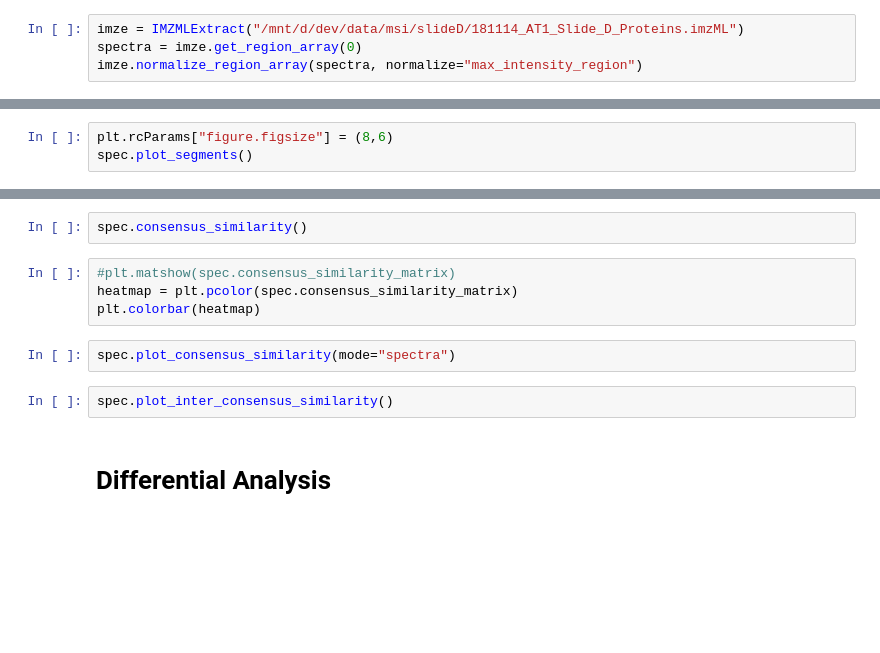
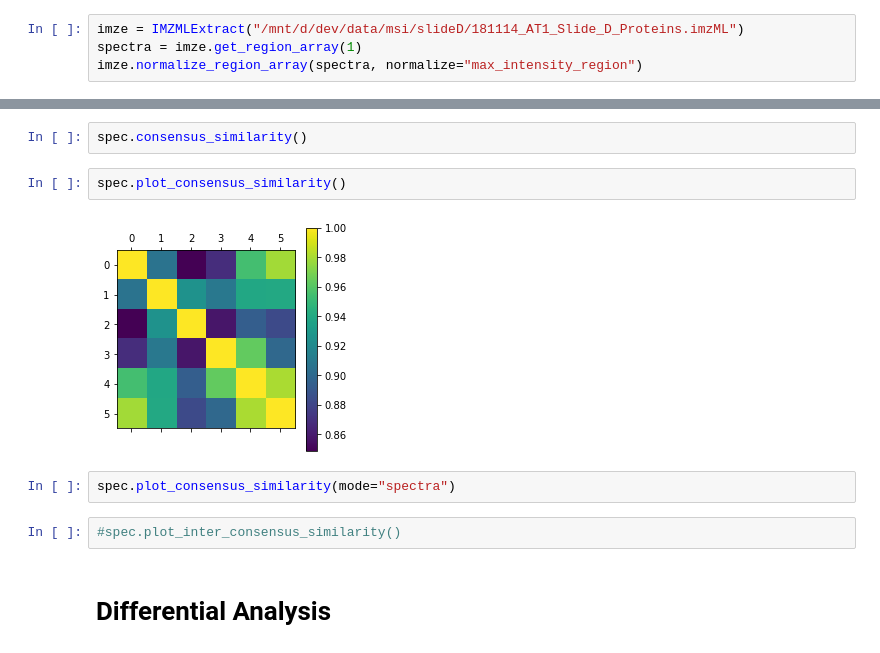
Before and after one commit to mjoppich/pIMZ, a Jupyter notebook: examples/IMZML_process.ipynb, the cells around one changed output, grey strips where cells are left out. Cells and saved outputs as stored; diff of their text form; blank space fills up the shorter version.

```diff
--- a/examples/IMZML_process.ipynb
+++ b/examples/IMZML_process.ipynb
@@ -13,4 +15,4 @@ from src.pySRM.pysrm.segment import IMZMLExtract, SpectraRegion, ProteinWeights
 # %%
 imze = IMZMLExtract("/mnt/d/dev/data/msi/slideD/181114_AT1_Slide_D_Proteins.imzML")
-spectra = imze.get_region_array(0)
+spectra = imze.get_region_array(1)
 imze.normalize_region_array(spectra, normalize="max_intensity_region")
@@ -31,3 +73,0 @@ import matplotlib.pyplot as plt
-# %%
-plt.rcParams["figure.figsize"] = (8,6)
-spec.plot_segments()
@@ -36,13 +95,13 @@ spec.consensus_spectra()
 # %%
 spec.consensus_similarity()
-# %%
-#plt.matshow(spec.consensus_similarity_matrix)
-heatmap = plt.pcolor(spec.consensus_similarity_matrix)
-plt.colorbar(heatmap)
+# %%
+spec.plot_consensus_similarity()
+# %% [output]
+[figure, added]
 # %%
 spec.plot_consensus_similarity(mode="spectra")
-# %%
-spec.plot_inter_consensus_similarity()
+# %%
+#spec.plot_inter_consensus_similarity()
 # %% [markdown]
 # Differential Analysis
 # %%
```
Also changed, not shown: parts of 15 cells of this notebook, 1 other file.
